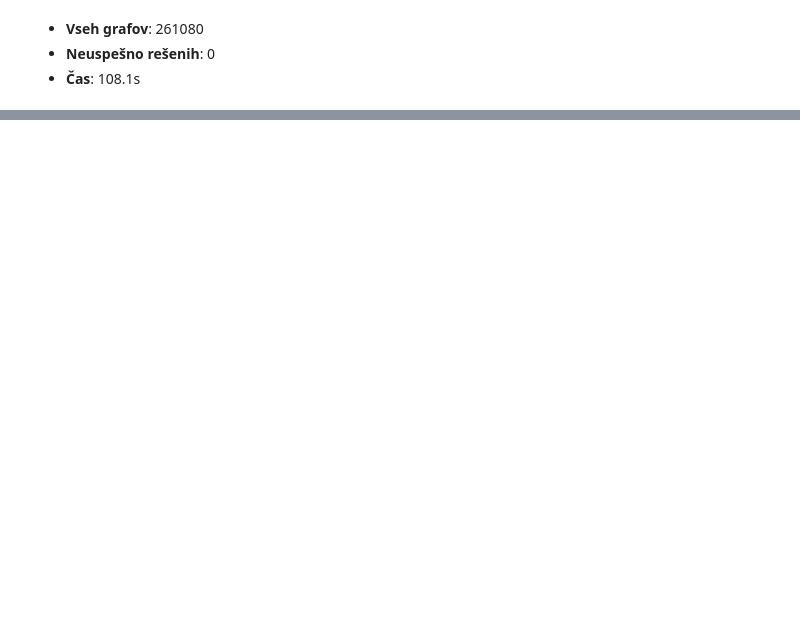
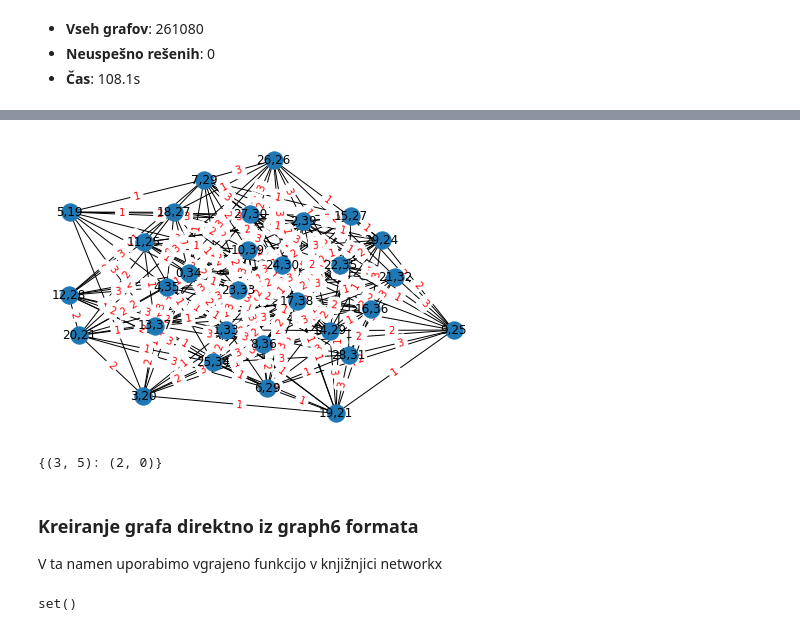
Before and after one commit to gasperxy/Magistersa-Naloga, a Jupyter notebook: Koda/test_notebook.ipynb, the cells around one changed output, grey strips where cells are left out. Drawn from its saved outputs; the diff is of its cells as text; code cells hidden in the pictures; blank space fills up the shorter version.

```diff
--- a/Koda/test_notebook.ipynb
+++ b/Koda/test_notebook.ipynb
@@ -156,0 +213,13 @@ It takes 108.85072922706604 seconds to solve it!
+# %%
+test_g = Graph(test_graphs[113])
+test_g.randomize_weights()
+h = solve_recursive(g, h=1)
+h.draw()
+print(h.history)
+# %% [output]
+[figure, added]
+{(3, 5): (2, 0)}
+# %% [markdown]
+### Kreiranje grafa direktno iz graph6 formata
+
+V ta namen uporabimo vgrajeno funkcijo v knjižnjici networkx
@@ -156,0 +229,6 @@ It takes 108.85072922706604 seconds to solve it!
+# %%
+g.randomize_weights()
+g.solve()
+print(g.conflicts)
+# %% [output]
+set()
```
Also changed, not shown: parts of 8 cells of this notebook, 8 other files.
